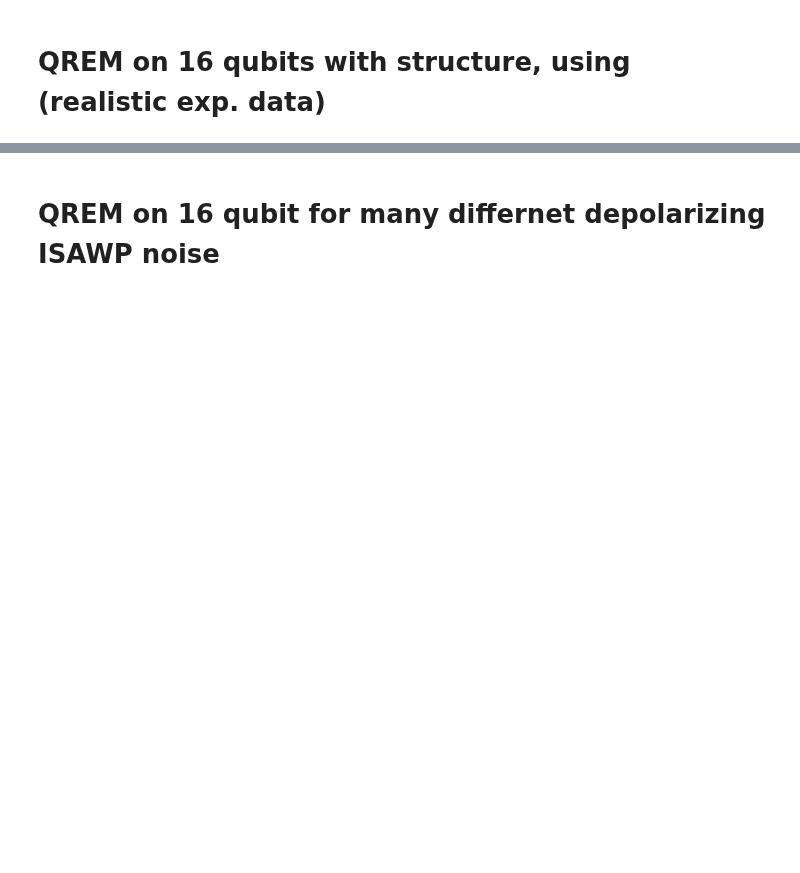
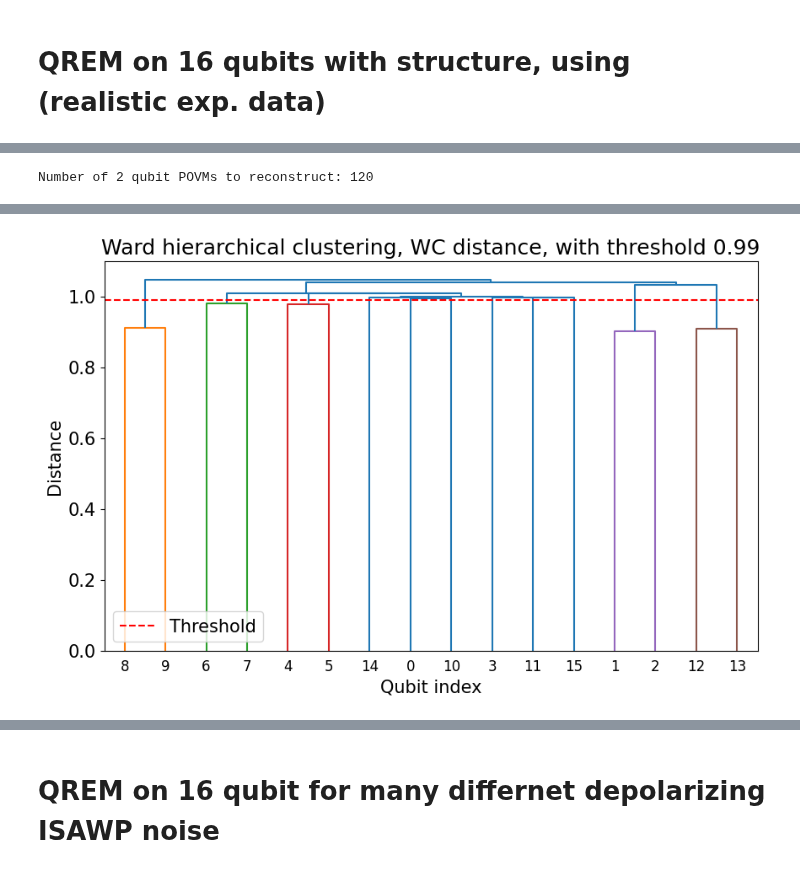
Before and after one commit to AdrianAasen/CREMST, a Jupyter notebook: visualiztion.ipynb, the cells around one changed output, grey strips where cells are left out. Cells and saved outputs as stored; diff of their text form; code cells hidden in the pictures; blank space fills up the shorter version.

Commit message:
Qrem class (#3)
* Implemented the QREM class

* Overhauled 16 qubit example

* Finished QREM class and artifiical noise examples

```diff
--- a/visualiztion.ipynb
+++ b/visualiztion.ipynb
@@ -628,0 +27,28 @@ fig_main.tight_layout()
+# %%
+# Generate new dictionary for current run
+base_path = 'QDOT_results/16_exp_example'
+data_path = sf.generate_data_folder(base_path)
+
+sim_dict ={
+    'n_qubits': 16,
+    'n_QST_shots': 10**3,
+    'n_QDT_shots': 10**4,
+    'n_hash_symbols': 4,
+    'n_cores': 9,
+    'max_cluster_size': 3,
+    'data_path': data_path,
+}
+
+
+# Ensure that cluster_sizes is a numpy array of integers
+cluster_size = np.array([1, 3, 1, 3, 2, 2, 1, 2, 1], dtype=int)
+
+qrem = QREM(sim_dict)
+
+qrem.print_current_state()
+
+qrem.set_initial_cluster_size(cluster_size)
+povm_mode = 'weak'
+qrem.set_exp_POVM_array( noise_mode = povm_mode)
+qrem.perform_QDT_measurements()
+qrem.save_initialization()
@@ -628,0 +67,5 @@ fig_main.tight_layout()
+# %%
+qrem.perform_clustering(max_cluster_size=3)
+vis.plot_dendrogram(qrem)
+# %% [output]
+Number of 2 qubit POVMs to reconstruct: 120
@@ -628,0 +87 @@ fig_main.tight_layout()
+[figure, added]
```
Also changed, not shown: parts of 34 cells of this notebook, 6 other files.
